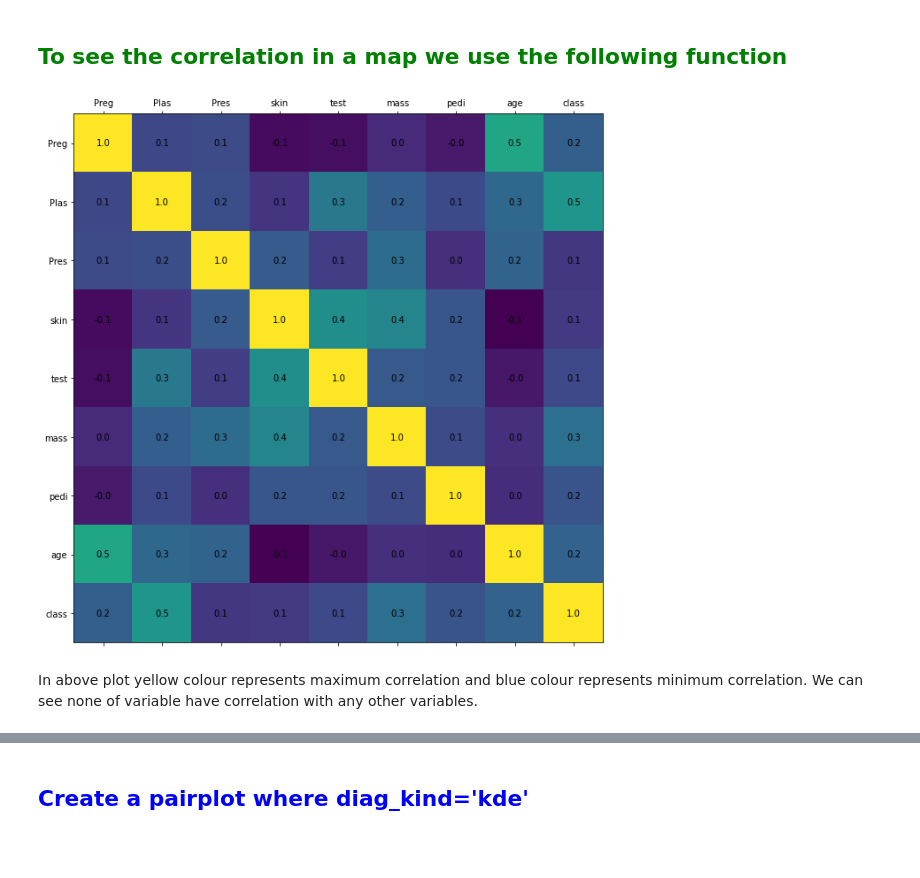
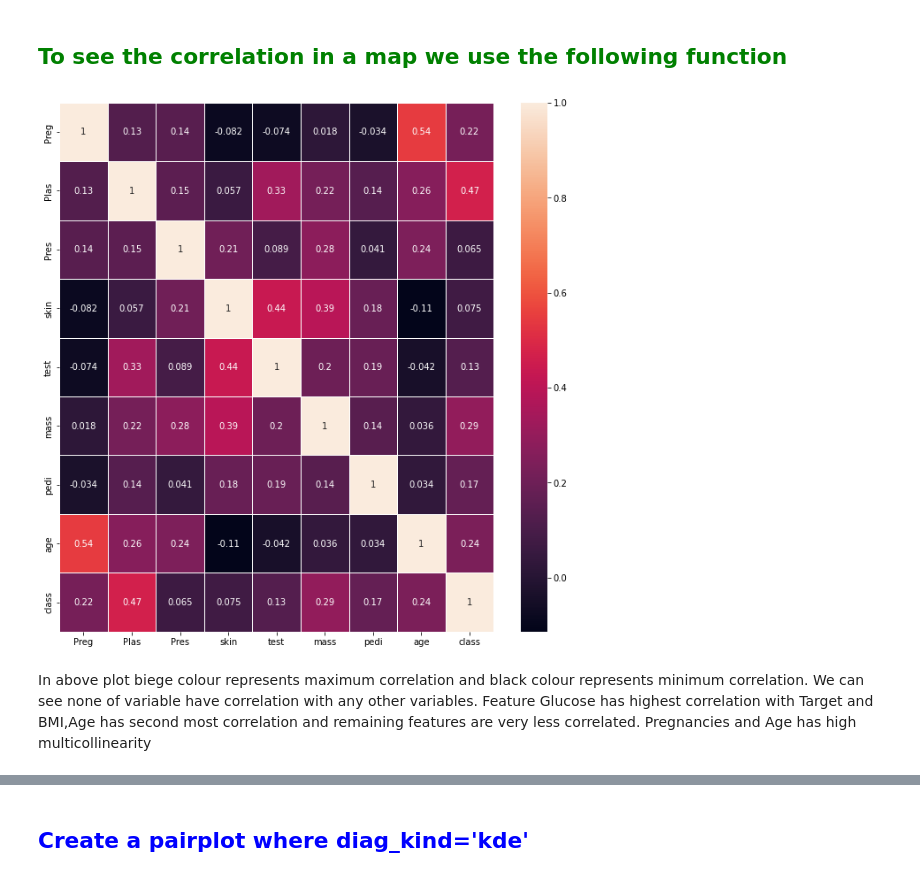
Before and after one commit to shifeng1106/MachineLearning, a Jupyter notebook: ml1-diabetes-logistic-regression.ipynb, the cells around one changed output, grey strips where cells are left out. Drawn from its saved outputs; the diff is of its cells as text; code cells hidden in the pictures; blank space fills up the shorter version.

```diff
--- a/ml1-diabetes-logistic-regression.ipynb
+++ b/ml1-diabetes-logistic-regression.ipynb
@@ -105,17 +118,14 @@ pdata[columns].hist(stacked=False, bins=100, figsize=(12,30), layout=(14,2));
 # %%
 # However we want to see correlation in graphical representation so below is function for that
 def plot_corr(df, size=11):
     corr = df.corr()
     fig, ax = plt.subplots(figsize=(size, size))
-    ax.matshow(corr)
-    plt.xticks(range(len(corr.columns)), corr.columns)
-    plt.yticks(range(len(corr.columns)), corr.columns)
-    for (i, j), z in np.ndenumerate(corr):
-        ax.text(j, i, '{:0.1f}'.format(z), ha='center', va='center')
+    sns.heatmap(corr, annot=True, linewidths=0.5,ax=ax)
+
+plot_corr(pdata)
+# %% [output]
+[figure, added]
-# %%
-plot_corr(pdata)
-# %% [output]
-[figure, removed]
 # %% [markdown]
-In above plot yellow colour represents maximum correlation and blue colour represents minimum correlation.
+In above plot biege colour represents maximum correlation and black colour represents minimum correlation.
 We can see none of variable have correlation with any other variables.
+Feature Glucose has highest correlation with Target and BMI,Age has second most correlation and remaining features are very less correlated. Pregnancies and Age has high multicollinearity
```
Also changed, not shown: parts of 21 cells of this notebook.
